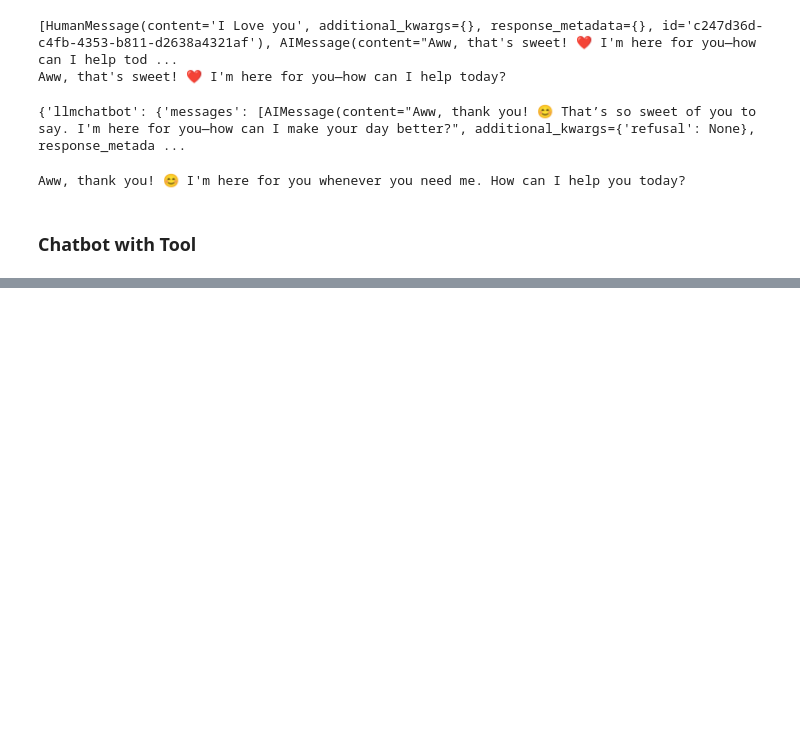
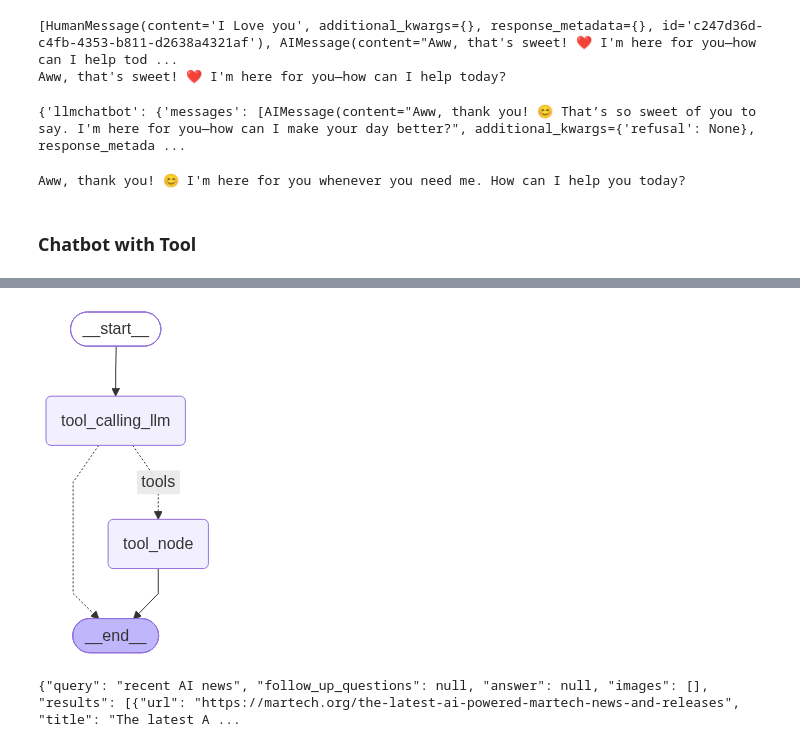
Before and after one commit to Dheer08/Python-Projects, a Jupyter notebook: Learn Langgraph/01 - Basic Chatbot/1.1 - Basic Chatbot.ipynb, the cells around one changed output, grey strips where cells are left out. Saved outputs shown, nothing was run; the diff lists cells and outputs as text; code cells hidden in the pictures; blank space fills up the shorter version.

```diff
--- a/Learn Langgraph/01 - Basic Chatbot/1.1 - Basic Chatbot.ipynb
+++ b/Learn Langgraph/01 - Basic Chatbot/1.1 - Basic Chatbot.ipynb
@@ -154,16 +154,42 @@ llm_with_tool= llm.bind_tools(tools)
 # %%
 # Stategraph with tools
 from langgraph.graph import StateGraph,  START, END
 from langgraph.graph.message import add_messages # Reducer  - to add messages to the graph
 from langgraph.prebuilt import ToolNode
 from langgraph.prebuilt import tools_condition
 
-# Node defination
+# LLM Node
+def tool_calling_llm(state:State):
+    return {"messages":[llm_with_tool.invoke(state["messages"])]}
 
 # Graph
 builder = StateGraph(State)
-builder.add_node("tool_calling_llm", llm_with_tool)
+
+# Add nodes
+builder.add_node("tool_calling_llm", tool_calling_llm)
+builder.add_node("tool_node", ToolNode(tools))
 
 # Edge
 builder.add_edge(START, "tool_calling_llm")
-builder.add_edge("tool_calling_llm", END, condition=tools_condition)
+builder.add_conditional_edges("tool_calling_llm",tools_condition,{"tools":"tool_node","__end__":END})
+# if the Latest message is a tool call, tool_condition will return True and the graph will go to the tool_node
+# If the latest message is not a tool call, the tool_condition will return False and the graph will go to END
+builder.add_edge("tool_node", END)
+
+# Compile the graph
+graph = builder.compile()
+
+# Visualize the graph
+from IPython.display import display,Image
+try:
+    display(Image(graph.get_graph().draw_mermaid_png()))
+except Exception as e:
+    print("Graph visualization failed. Please ensure you have graphviz installed and configured correctly.")
+    print(f"Error: {e}")
+# %% [output]
+[figure, added]
+# %%
+response = graph.invoke({"messages":["What is recent ai news? "]})
+print(response["messages"][-1].content)
+# %% [output]
+{"query": "recent AI news", "follow_up_questions": null, "answer": null, "images": [], "results": [{"url": "https://martech.org/the-latest-ai-powered-martech-news-and-releases", "title": "The latest A ...
```
Also changed, not shown: parts of 26 cells of this notebook, 10 other files.
